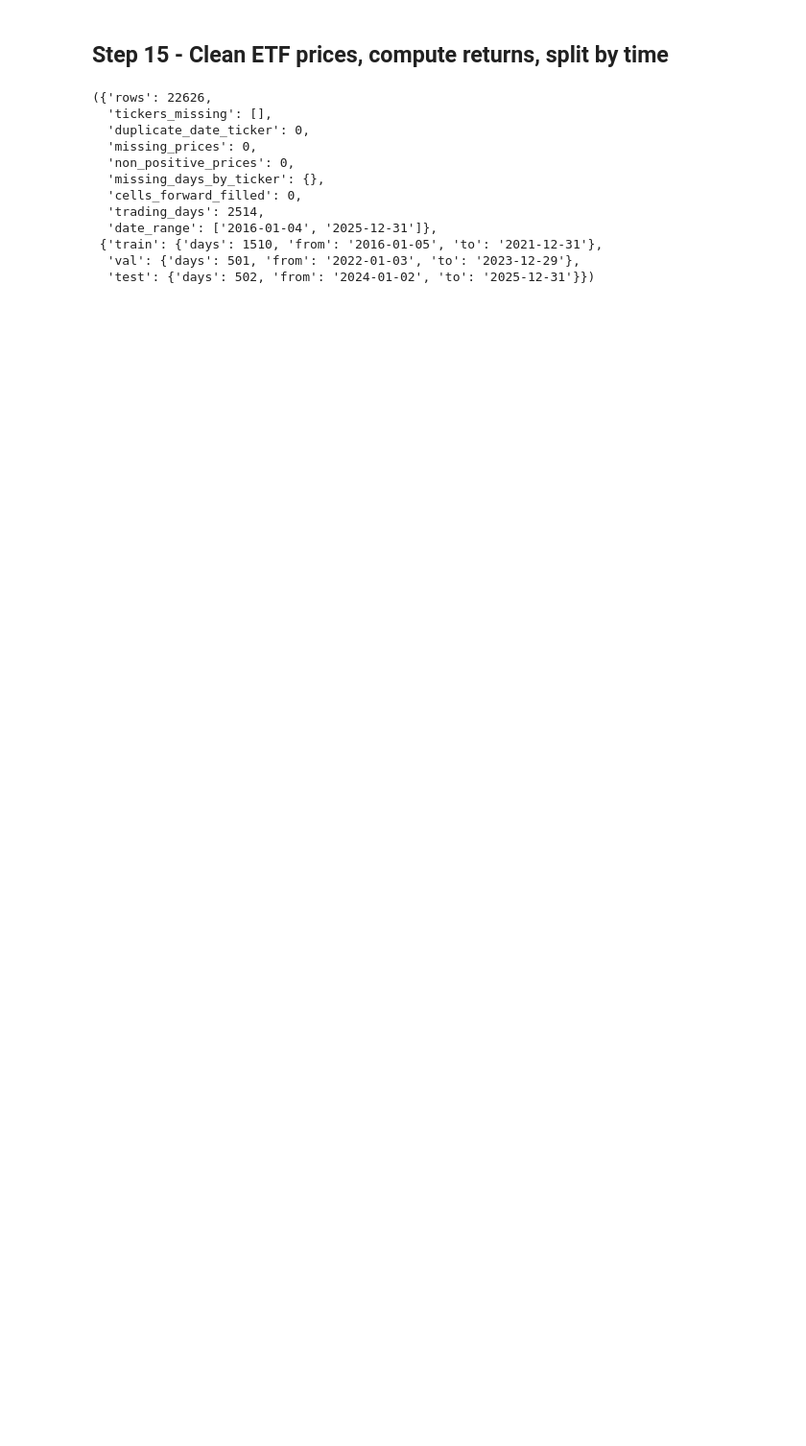
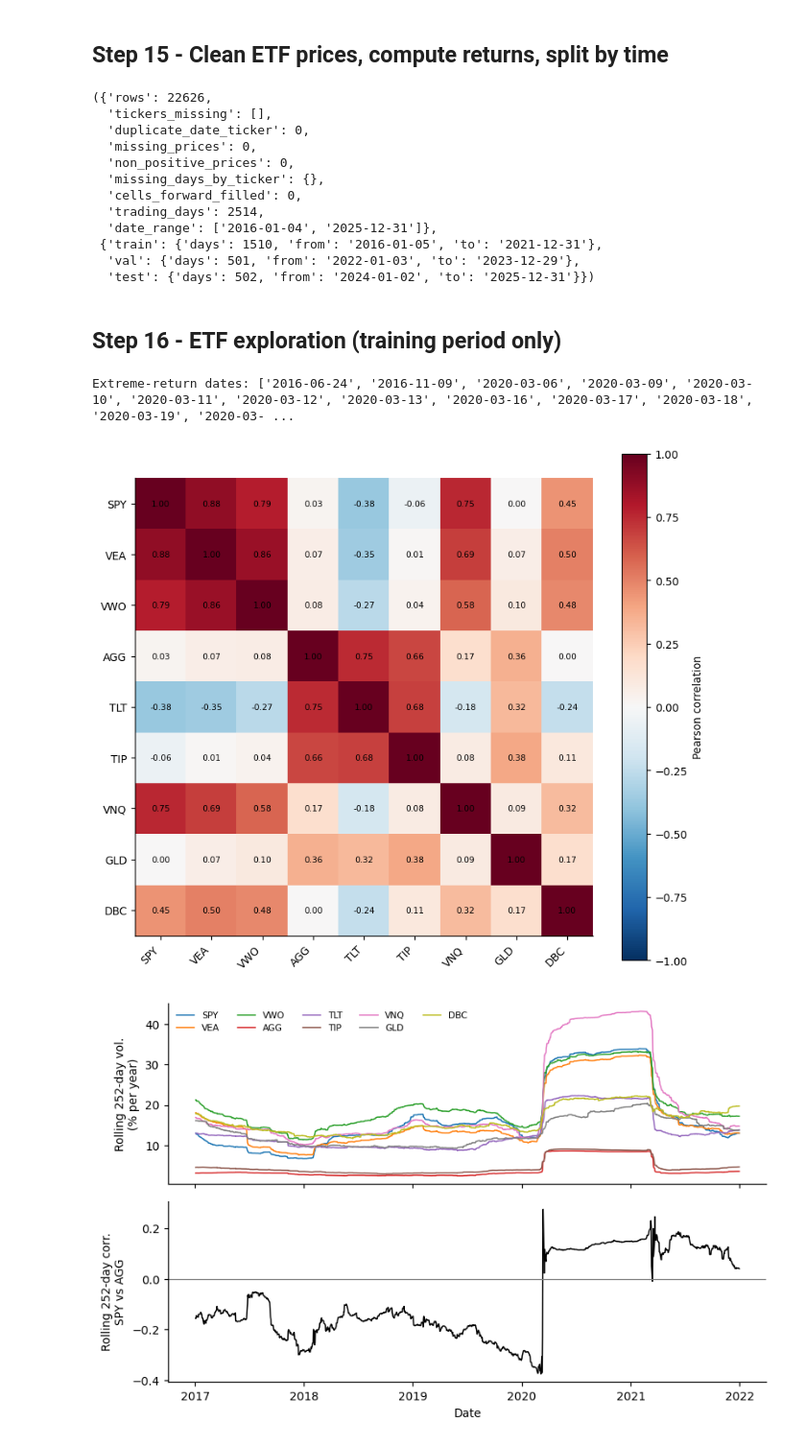
Before and after one commit to Ivory-Uche/Portfolio-Pilot, a Jupyter notebook: Portfolio_pilot_M3.ipynb, the cells around one changed output. Shown at 96% size. Saved outputs shown, nothing was run; the diff lists cells and outputs as text; code cells hidden in the pictures; blank space fills up the shorter version.

Commit message:
ETF data Exploration

```diff
--- a/Portfolio_pilot_M3.ipynb
+++ b/Portfolio_pilot_M3.ipynb
@@ -683,3 +685,33 @@ NUMBERS["etf"], NUMBERS["etf_split"]
  {'train': {'days': 1510, 'from': '2016-01-05', 'to': '2021-12-31'},
   'val': {'days': 501, 'from': '2022-01-03', 'to': '2023-12-29'},
   'test': {'days': 502, 'from': '2024-01-02', 'to': '2025-12-31'}})
+# %% [markdown]
+## Step 16 - ETF exploration (training period only)
+# %%
+etr = etf_parts["train"]
+
+z = (etr - etr.mean()) / etr.std()
+flags = z.abs() > 5
+note("etf_outliers", "n_flagged_by_ticker", flags.sum().to_dict())
+note("etf_outliers", "dates", [str(d.date()) for d in etr.index[flags.any(axis=1)]])
+note("etf_eda", "annual_vol_train", (etr.std() * np.sqrt(252)).to_dict())
+print("Extreme-return dates:", NUMBERS["etf_outliers"]["dates"])
+
+etf_corr = corr_plot(etr, TICKERS, "fig06_etf_corr", "pearson")
+note("etf_eda", "corr_train", etf_corr.round(3).to_dict())
+
+fig, axes = plt.subplots(2, 1, figsize=(7.5, 4.8), sharex=True)
+vol = etr.rolling(252).std() * np.sqrt(252) * 100
+for c in TICKERS:
+    axes[0].plot(vol.index, vol[c], lw=1, label=c)
+axes[0].set_ylabel("Rolling 252-day vol.\n(% per year)")
+axes[0].legend(ncol=5, frameon=False, fontsize=7)
+axes[1].plot(etr.index, etr["SPY"].rolling(252).corr(etr["AGG"]), color="k", lw=1)
+axes[1].axhline(0, color="grey", lw=0.8)
+axes[1].set_ylabel("Rolling 252-day corr.\nSPY vs AGG")
+axes[1].set_xlabel("Date")
+save_fig(fig, "fig07_etf_rolling")
+# %% [output]
+Extreme-return dates: ['2016-06-24', '2016-11-09', '2020-03-06', '2020-03-09', '2020-03-10', '2020-03-11', '2020-03-12', '2020-03-13', '2020-03-16', '2020-03-17', '2020-03-18', '2020-03-19', '2020-03- ...
+[figure, added]
+[figure, added]
```
Also changed, not shown: parts of 1 cell of this notebook.
